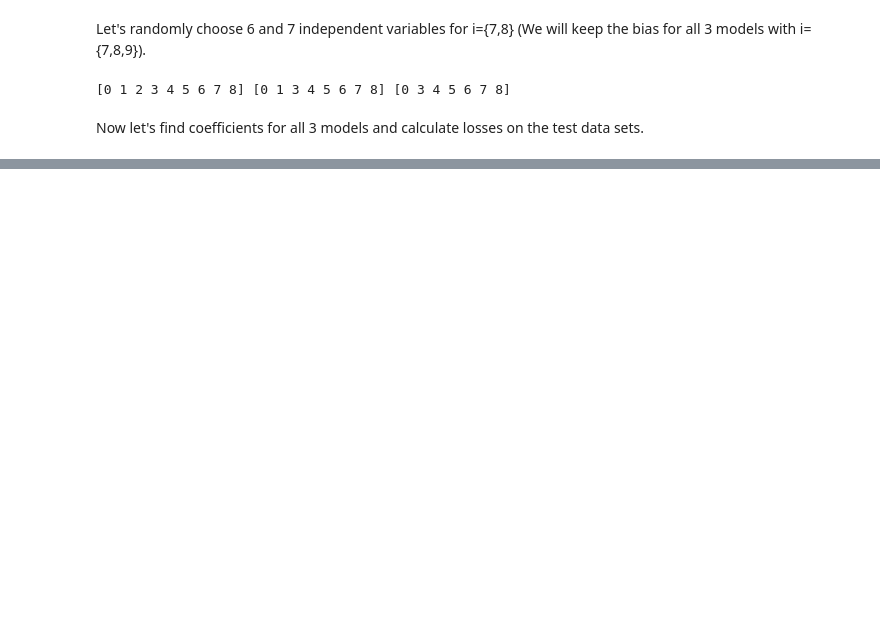
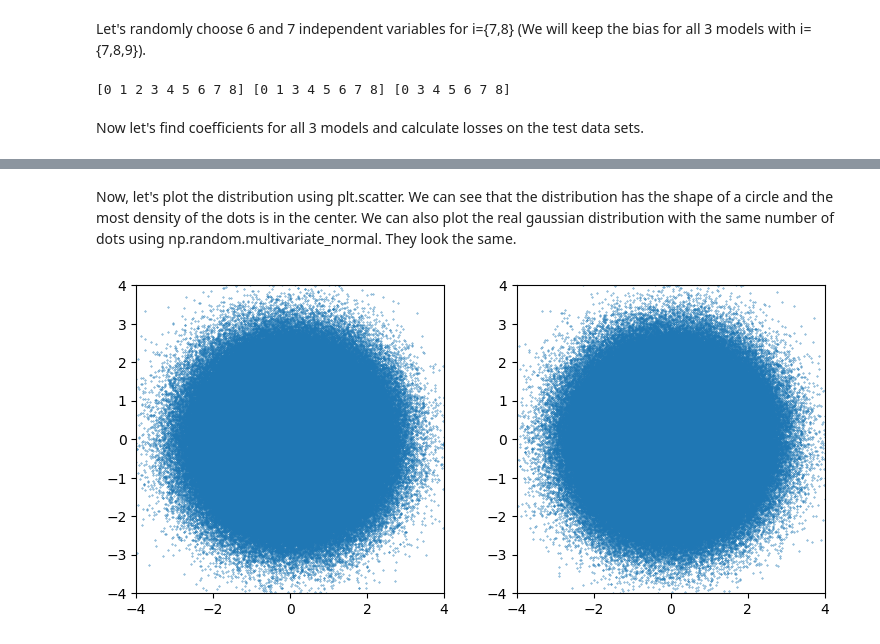
Before and after one commit to xdshiro/HW681, a Jupyter notebook: HW685/HW1/Tsvetkov_HM1_ECE685D.ipynb, the cells around one changed output, grey strips where cells are left out. Cells and saved outputs as stored; diff of their text form; code cells hidden in the pictures; blank space fills up the shorter version.

```diff
--- a/HW685/HW1/Tsvetkov_HM1_ECE685D.ipynb
+++ b/HW685/HW1/Tsvetkov_HM1_ECE685D.ipynb
@@ -180,0 +499,24 @@ I believe, models with multiple linear regression that include more independent
+# %% [markdown]
+Now, let's plot the distribution using plt.scatter. We can see that the distribution has the shape of a circle and the most density of the dots is in the center. We can also plot the real gaussian distribution with the same number of dots using np.random.multivariate_normal. They look the same.
+# %%
+N = 1000000
+U1 = np.random.rand(N)
+U2 = np.random.rand(N)
+Th = 2 * np.pi * U1
+R = np.sqrt(-2.*np.log(U2))
+x = R * np.cos(Th)
+y = R * np.sin(Th)
+plt.figure(figsize=(9,4))
+plt.subplot(1,2,1, aspect='equal')
+plt.scatter(x, y, s=0.1)
+
+plt.xlim(-4, 4)
+plt.ylim(-4, 4)
+plt.subplot(1,2,2, aspect='equal')
+dots = np.random.multivariate_normal([0, 0], [[1, 0], [0, 1]], N)
+plt.scatter(dots[:, 0], dots[:, 1], s=0.1)
+plt.xlim(-4, 4)
+plt.ylim(-4, 4)
+plt.show()
+# %% [output]
+[figure, added]
```
Also changed, not shown: parts of 45 cells of this notebook, 1 other file.
